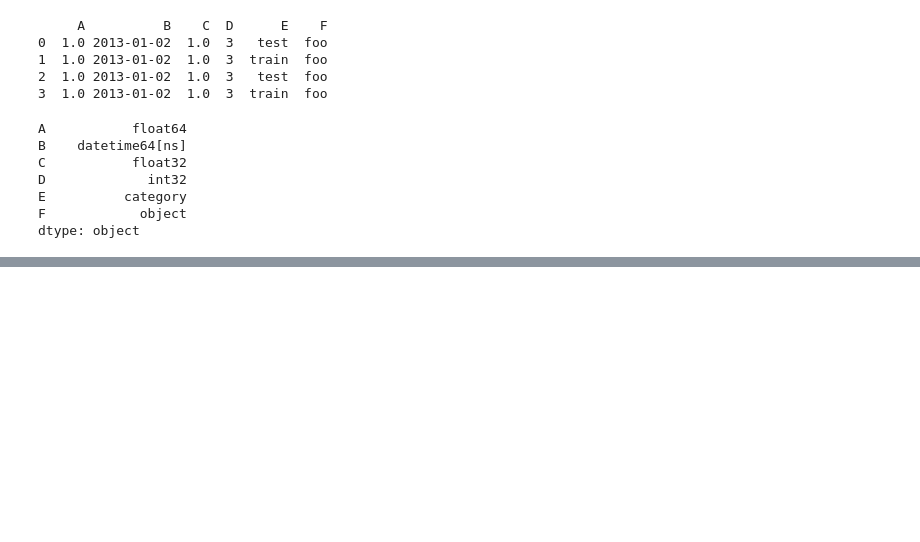
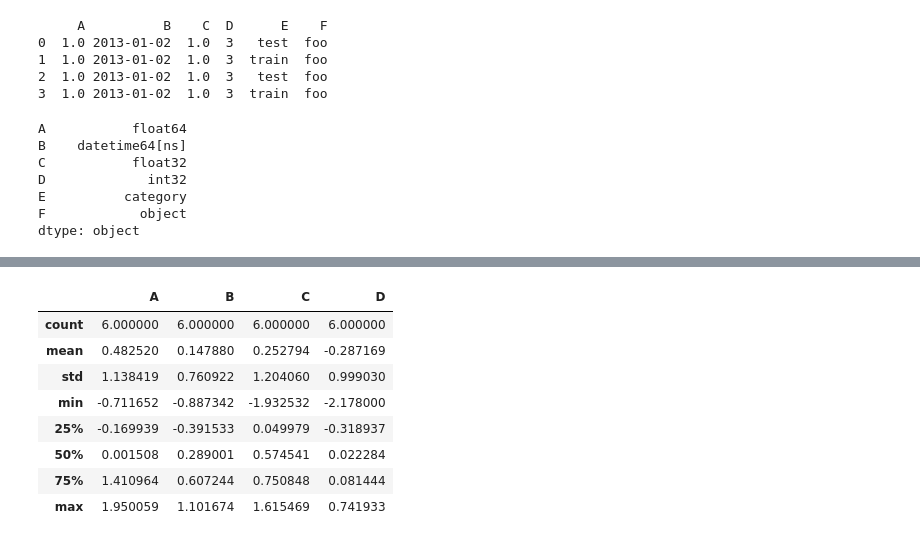
Before and after one commit to ParkJeongUng/Ung.github.io, a Jupyter notebook: _notebooks/하늘코끼리_Pandas_Master.ipynb, the cells around one changed output, grey strips where cells are left out. Saved outputs shown, nothing was run; the diff lists cells and outputs as text; code cells hidden in the pictures; blank space fills up the shorter version.

```diff
--- a/_notebooks/하늘코끼리_Pandas_Master.ipynb
+++ b/_notebooks/하늘코끼리_Pandas_Master.ipynb
@@ -83,0 +235,14 @@ dtype: object
+# %%
+date = pd.date_range("20220316", periods=6)
+df = pd.DataFrame(np.random.randn(6, 4), index = date, columns = list("ABCD"))
+df.describe()
+# %% [output]
+|  | A | B | C | D |
+| count | 6.000000 | 6.000000 | 6.000000 | 6.000000 |
+| mean | 0.482520 | 0.147880 | 0.252794 | -0.287169 |
+| std | 1.138419 | 0.760922 | 1.204060 | 0.999030 |
+| min | -0.711652 | -0.887342 | -1.932532 | -2.178000 |
+| 25% | -0.169939 | -0.391533 | 0.049979 | -0.318937 |
+| 50% | 0.001508 | 0.289001 | 0.574541 | 0.022284 |
+| 75% | 1.410964 | 0.607244 | 0.750848 | 0.081444 |
+| max | 1.950059 | 1.101674 | 1.615469 | 0.741933 |
```
Also changed, not shown: parts of 26 cells of this notebook.
